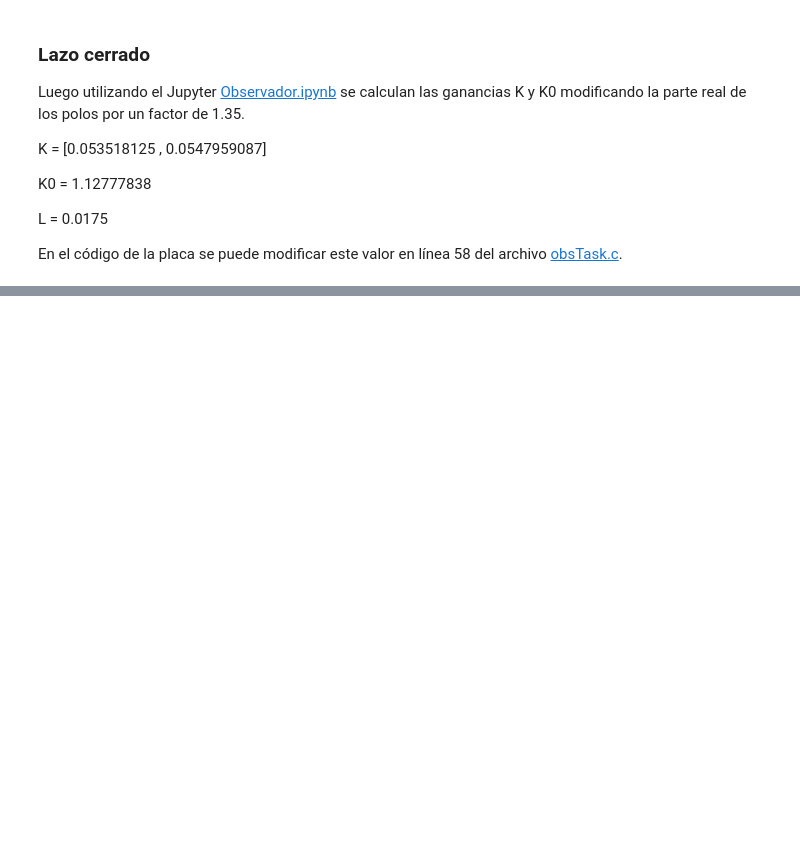
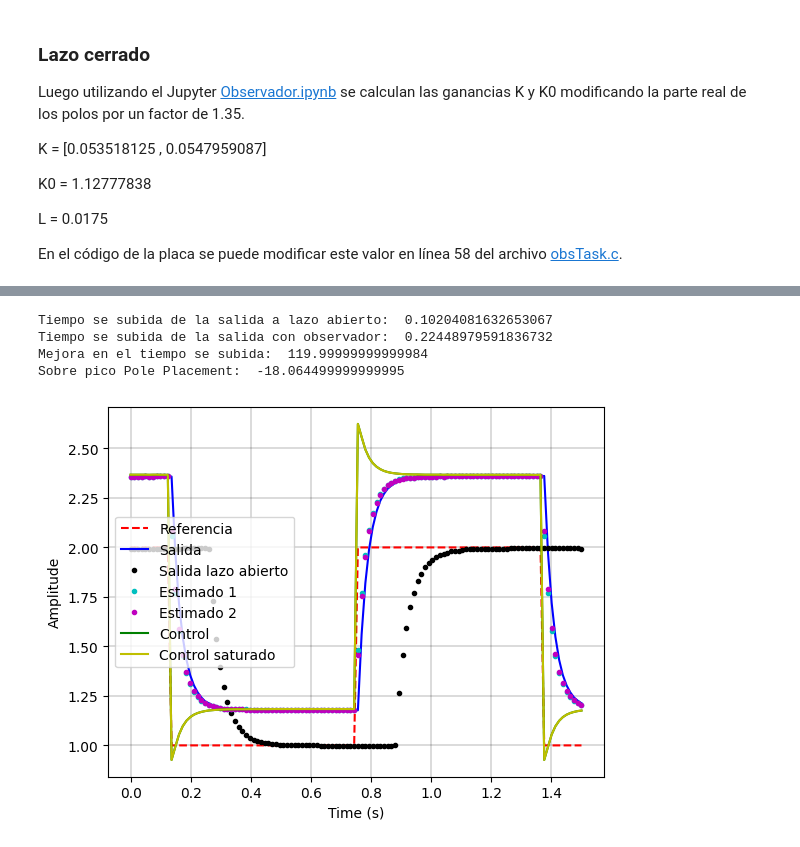
Before and after one commit to SaEsteva/CD, a Jupyter notebook: TP_Esteva.ipynb, the cells around one changed output, grey strips where cells are left out. Cells and saved outputs as stored; diff of their text form; code cells hidden in the pictures; blank space fills up the shorter version.

```diff
--- a/TP_Esteva.ipynb
+++ b/TP_Esteva.ipynb
@@ -400,7 +419,7 @@ yrise_cl = y[Init:Fin]
 trise_cl = np.linspace(0, 1, len(yrise_cl))
 rTime_cl = calculaterisetime( yrise_cl, trise_cl,1.1,1.8)
 print("Tiempo se subida de la salida con control Pole placement: ",rTime_cl)
-time_dif = 100*(1-(rTime_cl-rTime_ol)/rTime_ol)
+time_dif = 100*((rTime_cl-rTime_ol)/rTime_ol)
 print("Mejora en el tiempo se subida: ",time_dif)
 Pico = 100*(2.0-np.max(y))/2.0
 print("Sobre pico LQR: ",Pico)
@@ -506,0 +486,55 @@ Sobre pico Pole Placement:  -6.613000000000002
+# %%
+y_ol = [ 1.99032,1.99355,1.99355,1.99355,1.99355,1.99355,1.99355,1.99355,1.99355,1.99355,1.99355,1.99355,1.99355,1.99355,1.99677,1.99677,1.99677,1.99677,1.99677,1.99677,1.99677,1.99355,1.72903,1.53548,1.39677,1.29355,1.21935,1.16452,1.12258,1.09355,1.07097,1.05161,1.03871,1.02903,1.02258,1.01613,1.01290,1.00968,1.00645,1.00645,1.00323,1.00323,1.00323,1.00000,1.00000,1.00000,1.00000,1.00000,1.00000,1.00000,1.00000,0.99677,0.99677,0.99677,0.99677,0.99677,0.99677,0.99677,0.99677,0.99677,0.99677,0.99677,0.99677,0.99677,0.99677,0.99677,0.99677,0.99677,0.99677,0.99677,0.99677,1.00000,1.26452,1.45484,1.59355,1.69677,1.77097,1.82903,1.86774,1.90000,1.92258,1.93871,1.95161,1.96129,1.96774,1.97419,1.98064,1.98387,1.98387,1.98710,1.99032,1.99032,1.99032,1.99032,1.99355,1.99355,1.99355,1.99355,1.99355,1.99355,1.99355,1.99355,1.99677,1.99677,1.99677,1.99677,1.99677,1.99677,1.99677,1.99677,1.99677,1.99677,1.99677,1.99677,1.99677,1.99677,1.99677,1.99677,1.99677,1.99677,1.99677,1.99355]
+
+# r = [ 2.00000,2.00000,2.00000,2.00000,2.00000,2.00000,2.00000,2.00000,2.00000,2.00000,2.00000,1.00000,1.00000,1.00000,1.00000,1.00000,1.00000,1.00000,1.00000,1.00000,1.00000,1.00000,1.00000,1.00000,1.00000,1.00000,1.00000,1.00000,1.00000,1.00000,1.00000,1.00000,1.00000,1.00000,1.00000,1.00000,1.00000,1.00000,1.00000,1.00000,1.00000,1.00000,1.00000,1.00000,1.00000,1.00000,1.00000,1.00000,1.00000,1.00000,1.00000,1.00000,1.00000,1.00000,1.00000,1.00000,1.00000,1.00000,1.00000,1.00000,1.00000,2.00000,2.00000,2.00000,2.00000,2.00000,2.00000,2.00000,2.00000,2.00000,2.00000,2.00000,2.00000,2.00000,2.00000,2.00000,2.00000,2.00000,2.00000,2.00000,2.00000,2.00000,2.00000,2.00000,2.00000,2.00000,2.00000,2.00000,2.00000,2.00000,2.00000,2.00000,2.00000,2.00000,2.00000,2.00000,2.00000,2.00000,2.00000,2.00000,2.00000,2.00000,2.00000,2.00000,2.00000,2.00000,2.00000,2.00000,2.00000,2.00000,2.00000,1.00000,1.00000,1.00000,1.00000,1.00000,1.00000,1.00000,1.00000,1.00000,1.00000,1.00000]
+# y = [ 2.35484,2.35484,2.35484,2.35484,2.35806,2.35806,2.35806,2.35806,2.35806,2.35806,2.35806,2.35806,1.97419,1.71613,1.54194,1.42258,1.34194,1.28710,1.25161,1.22903,1.21290,1.20000,1.19355,1.19032,1.18710,1.18387,1.18387,1.18387,1.18064,1.18064,1.18064,1.18064,1.18064,1.18064,1.18064,1.18064,1.18064,1.18064,1.18064,1.17742,1.17742,1.17742,1.17742,1.17742,1.17742,1.17742,1.17742,1.17742,1.17742,1.17742,1.17742,1.17742,1.17742,1.17742,1.17742,1.17742,1.17742,1.17742,1.17742,1.17742,1.17742,1.17419,1.55806,1.81935,1.99355,2.11290,2.19355,2.24839,2.28387,2.30645,2.32581,2.33548,2.34194,2.34839,2.35161,2.35161,2.35484,2.35484,2.35484,2.35484,2.35484,2.35484,2.35484,2.35806,2.35806,2.35806,2.35806,2.35806,2.35806,2.35806,2.35806,2.35806,2.35806,2.35806,2.35806,2.35806,2.35806,2.35806,2.35806,2.35806,2.35806,2.35806,2.35806,2.35806,2.36129,2.35806,2.35806,2.36129,2.36129,2.36129,2.36129,2.36129,1.97419,1.71935,1.54194,1.42581,1.34516,1.29032,1.25484,1.22903,1.21290,1.20323]
+# x1_hat = [ 2.36337,2.36343,2.36347,2.36350,2.36371,2.36385,2.36395,2.36402,2.36407,2.36410,2.36413,2.06110,1.83983,1.67083,1.54313,1.44735,1.37603,1.32324,1.28446,1.25618,1.23558,1.22050,1.20964,1.20190,1.19633,1.19227,1.18945,1.18749,1.18594,1.18486,1.18411,1.18359,1.18323,1.18298,1.18280,1.18268,1.18259,1.18254,1.18249,1.18228,1.18212,1.18202,1.18195,1.18189,1.18186,1.18183,1.18182,1.18181,1.18180,1.18179,1.18179,1.18178,1.18178,1.18178,1.18178,1.18178,1.18178,1.18178,1.18178,1.18178,1.18178,1.48463,1.70578,1.87488,2.00266,2.09850,2.16985,2.22266,2.26146,2.28975,2.31055,2.32558,2.33640,2.34431,2.34999,2.35394,2.35687,2.35891,2.36033,2.36131,2.36200,2.36247,2.36280,2.36322,2.36352,2.36372,2.36386,2.36396,2.36403,2.36407,2.36411,2.36413,2.36414,2.36416,2.36416,2.36417,2.36417,2.36417,2.36418,2.36418,2.36418,2.36418,2.36418,2.36418,2.36437,2.36431,2.36427,2.36443,2.36455,2.36463,2.36468,2.06168,1.84023,1.67130,1.54345,1.44776,1.37651,1.32376,1.28502,1.25657,1.23585,1.22087]
+# x2_hat = [ 2.36331,2.36337,2.36341,2.36344,2.36365,2.36380,2.36390,2.36398,2.36403,2.36406,2.36408,2.08720,1.85933,1.68534,1.55385,1.45523,1.38180,1.32743,1.28750,1.25838,1.23716,1.22163,1.21044,1.20247,1.19674,1.19256,1.18965,1.18763,1.18603,1.18492,1.18415,1.18361,1.18324,1.18298,1.18280,1.18268,1.18259,1.18253,1.18249,1.18226,1.18211,1.18200,1.18192,1.18187,1.18183,1.18181,1.18179,1.18178,1.18177,1.18176,1.18176,1.18176,1.18175,1.18175,1.18175,1.18175,1.18175,1.18175,1.18175,1.18175,1.18175,1.45846,1.68620,1.86030,1.99187,2.09054,2.16401,2.21840,2.25835,2.28748,2.30891,2.32438,2.33553,2.34367,2.34952,2.35359,2.35661,2.35871,2.36017,2.36119,2.36189,2.36238,2.36272,2.36315,2.36345,2.36366,2.36381,2.36391,2.36398,2.36403,2.36406,2.36409,2.36410,2.36411,2.36412,2.36413,2.36413,2.36413,2.36414,2.36414,2.36414,2.36414,2.36414,2.36414,2.36433,2.36427,2.36423,2.36440,2.36452,2.36460,2.36465,2.08779,1.85974,1.68582,1.55418,1.45566,1.38229,1.32797,1.28807,1.25877,1.23743,1.22201]
+# u = [ 2.36616,2.36614,2.36613,2.36612,2.36611,2.36607,2.36603,2.36601,2.36600,2.36599,2.36598,0.92577,0.99171,1.03985,1.07663,1.10442,1.12526,1.14078,1.15227,1.16071,1.16686,1.17134,1.17462,1.17699,1.17867,1.17988,1.18077,1.18138,1.18181,1.18214,1.18238,1.18254,1.18266,1.18273,1.18279,1.18283,1.18285,1.18287,1.18288,1.18289,1.18294,1.18297,1.18300,1.18301,1.18302,1.18303,1.18304,1.18304,1.18304,1.18305,1.18305,1.18305,1.18305,1.18305,1.18305,1.18305,1.18305,1.18305,1.18305,1.18305,1.18305,2.62326,2.55736,2.50923,2.47244,2.44463,2.42378,2.40825,2.39676,2.38832,2.38216,2.37763,2.37436,2.37201,2.37029,2.36905,2.36819,2.36755,2.36711,2.36680,2.36659,2.36644,2.36633,2.36626,2.36617,2.36611,2.36606,2.36603,2.36601,2.36600,2.36599,2.36598,2.36597,2.36597,2.36597,2.36597,2.36597,2.36597,2.36596,2.36596,2.36596,2.36596,2.36596,2.36596,2.36596,2.36592,2.36593,2.36594,2.36591,2.36588,2.36587,0.92565,0.99158,1.03977,1.07653,1.10435,1.12517,1.14067,1.15215,1.16058,1.16678,1.17128]
+# uSat = [ 2.36616,2.36614,2.36613,2.36612,2.36611,2.36607,2.36603,2.36601,2.36600,2.36599,2.36598,0.92577,0.99171,1.03985,1.07663,1.10442,1.12526,1.14078,1.15227,1.16071,1.16686,1.17134,1.17462,1.17699,1.17867,1.17988,1.18077,1.18138,1.18181,1.18214,1.18238,1.18254,1.18266,1.18273,1.18279,1.18283,1.18285,1.18287,1.18288,1.18289,1.18294,1.18297,1.18300,1.18301,1.18302,1.18303,1.18304,1.18304,1.18304,1.18305,1.18305,1.18305,1.18305,1.18305,1.18305,1.18305,1.18305,1.18305,1.18305,1.18305,1.18305,2.62326,2.55736,2.50923,2.47244,2.44463,2.42378,2.40825,2.39676,2.38832,2.38216,2.37763,2.37436,2.37201,2.37029,2.36905,2.36819,2.36755,2.36711,2.36680,2.36659,2.36644,2.36633,2.36626,2.36617,2.36611,2.36606,2.36603,2.36601,2.36600,2.36599,2.36598,2.36597,2.36597,2.36597,2.36597,2.36597,2.36597,2.36596,2.36596,2.36596,2.36596,2.36596,2.36596,2.36596,2.36592,2.36593,2.36594,2.36591,2.36588,2.36587,0.92565,0.99158,1.03977,1.07653,1.10435,1.12517,1.14067,1.15215,1.16058,1.16678,1.17128]
+
+
+r = [ 2.00000,2.00000,2.00000,2.00000,2.00000,2.00000,2.00000,2.00000,2.00000,2.00000,2.00000,1.00000,1.00000,1.00000,1.00000,1.00000,1.00000,1.00000,1.00000,1.00000,1.00000,1.00000,1.00000,1.00000,1.00000,1.00000,1.00000,1.00000,1.00000,1.00000,1.00000,1.00000,1.00000,1.00000,1.00000,1.00000,1.00000,1.00000,1.00000,1.00000,1.00000,1.00000,1.00000,1.00000,1.00000,1.00000,1.00000,1.00000,1.00000,1.00000,1.00000,1.00000,1.00000,1.00000,1.00000,1.00000,1.00000,1.00000,1.00000,1.00000,1.00000,2.00000,2.00000,2.00000,2.00000,2.00000,2.00000,2.00000,2.00000,2.00000,2.00000,2.00000,2.00000,2.00000,2.00000,2.00000,2.00000,2.00000,2.00000,2.00000,2.00000,2.00000,2.00000,2.00000,2.00000,2.00000,2.00000,2.00000,2.00000,2.00000,2.00000,2.00000,2.00000,2.00000,2.00000,2.00000,2.00000,2.00000,2.00000,2.00000,2.00000,2.00000,2.00000,2.00000,2.00000,2.00000,2.00000,2.00000,2.00000,2.00000,2.00000,1.00000,1.00000,1.00000,1.00000,1.00000,1.00000,1.00000,1.00000,1.00000,1.00000,1.00000]
+
+y = [ 2.35484,2.35484,2.35484,2.35484,2.35806,2.35484,2.35484,2.35806,2.35806,2.35806,2.35806,2.35806,1.97742,1.71613,1.54516,1.43226,1.35484,1.30323,1.26774,1.24194,1.22258,1.21290,1.20323,1.19677,1.19355,1.18710,1.18710,1.18387,1.18387,1.18387,1.18387,1.18064,1.18064,1.18064,1.18064,1.18064,1.18064,1.17742,1.17742,1.17742,1.17742,1.17742,1.17742,1.17742,1.17742,1.17742,1.17742,1.17742,1.17742,1.17742,1.17742,1.17742,1.17742,1.17742,1.17742,1.17742,1.17742,1.17742,1.17742,1.17742,1.17742,1.17742,1.56129,1.81935,1.99032,2.10323,2.18064,2.23548,2.27097,2.29677,2.31290,2.32581,2.33548,2.34194,2.34516,2.34839,2.34839,2.35161,2.35484,2.35484,2.35484,2.35484,2.35484,2.35806,2.35484,2.35806,2.35806,2.35806,2.35806,2.35806,2.35806,2.35806,2.35806,2.35806,2.35806,2.35806,2.35806,2.35806,2.35806,2.35806,2.35806,2.35806,2.35806,2.35806,2.35806,2.35806,2.35806,2.36129,2.36129,2.35806,2.35806,2.36129,1.97742,1.71935,1.54839,1.43226,1.35484,1.30323,1.26774,1.24194,1.22581,1.21290]
+
+x1_hat = [ 2.35781,2.35781,2.35781,2.35781,2.36006,2.35789,2.35781,2.36006,2.36015,2.36015,2.36015,2.05711,1.76970,1.57659,1.45018,1.36674,1.30965,1.27152,1.24536,1.22638,1.21217,1.20490,1.19788,1.19311,1.19069,1.18610,1.18592,1.18367,1.18358,1.18358,1.18358,1.18133,1.18124,1.18124,1.18124,1.18124,1.18124,1.17899,1.17890,1.17890,1.17890,1.17890,1.17890,1.17890,1.17890,1.17890,1.17890,1.17890,1.17890,1.17890,1.17890,1.17890,1.17890,1.17890,1.17890,1.17890,1.17890,1.17890,1.17890,1.17890,1.17890,1.48194,1.77160,1.96254,2.08887,2.17231,2.22940,2.26978,2.29603,2.31501,2.32696,2.33641,2.34351,2.34828,2.35070,2.35304,2.35313,2.35538,2.35772,2.35781,2.35781,2.35781,2.35781,2.36006,2.35789,2.36006,2.36015,2.36015,2.36015,2.36015,2.36015,2.36015,2.36015,2.36015,2.36015,2.36015,2.36015,2.36015,2.36015,2.36015,2.36015,2.36015,2.36015,2.36015,2.36015,2.36015,2.36015,2.36240,2.36249,2.36023,2.36015,2.05936,1.76979,1.57885,1.45252,1.36683,1.30965,1.27152,1.24536,1.22638,1.21443,1.20498]
+
+x2_hat = [ 2.35759,2.35759,2.35759,2.35759,2.35989,2.35769,2.35759,2.35989,2.35999,2.35999,2.35999,2.08309,1.78756,1.58858,1.45829,1.37231,1.31348,1.27420,1.24724,1.22770,1.21307,1.20555,1.19834,1.19343,1.19092,1.18621,1.18601,1.18370,1.18360,1.18360,1.18360,1.18130,1.18120,1.18120,1.18120,1.18120,1.18120,1.17889,1.17879,1.17879,1.17879,1.17879,1.17879,1.17879,1.17879,1.17879,1.17879,1.17879,1.17879,1.17879,1.17879,1.17879,1.17879,1.17879,1.17879,1.17879,1.17879,1.17879,1.17879,1.17879,1.17879,1.45570,1.75353,1.95031,2.08050,2.16648,2.22531,2.26689,2.29395,2.31349,2.32582,2.33554,2.34286,2.34777,2.35027,2.35268,2.35278,2.35508,2.35749,2.35759,2.35759,2.35759,2.35759,2.35989,2.35769,2.35989,2.35999,2.35999,2.35999,2.35999,2.35999,2.35999,2.35999,2.35999,2.35999,2.35999,2.35999,2.35999,2.35999,2.35999,2.35999,2.35999,2.35999,2.35999,2.35999,2.35999,2.35999,2.36230,2.36240,2.36009,2.35999,2.08540,1.78767,1.59089,1.46070,1.37241,1.31348,1.27420,1.24724,1.22770,1.21537,1.20565]
+
+u = [ 2.36735,2.36735,2.36735,2.36735,2.36735,2.36686,2.36733,2.36735,2.36686,2.36684,2.36684,0.92663,0.99258,1.05512,1.09714,1.12465,1.14280,1.15523,1.16352,1.16921,1.17334,1.17644,1.17802,1.17955,1.18058,1.18111,1.18211,1.18215,1.18264,1.18266,1.18266,1.18266,1.18315,1.18317,1.18317,1.18317,1.18317,1.18317,1.18366,1.18368,1.18368,1.18367,1.18367,1.18367,1.18367,1.18367,1.18367,1.18367,1.18367,1.18367,1.18367,1.18367,1.18367,1.18367,1.18367,1.18367,1.18367,1.18367,1.18367,1.18367,1.18367,2.62388,2.55794,2.49491,2.45336,2.42587,2.40772,2.39529,2.38651,2.38079,2.37666,2.37406,2.37201,2.37046,2.36942,2.36890,2.36839,2.36837,2.36788,2.36737,2.36735,2.36735,2.36735,2.36735,2.36686,2.36733,2.36686,2.36684,2.36684,2.36684,2.36684,2.36684,2.36684,2.36684,2.36684,2.36684,2.36684,2.36684,2.36684,2.36684,2.36684,2.36684,2.36684,2.36684,2.36684,2.36684,2.36684,2.36684,2.36635,2.36633,2.36682,0.92663,0.99208,1.05510,1.09665,1.12414,1.14278,1.15523,1.16352,1.16921,1.17334,1.17595]
+
+uSat = [ 2.36735,2.36735,2.36735,2.36735,2.36735,2.36686,2.36733,2.36735,2.36686,2.36684,2.36684,0.92663,0.99258,1.05512,1.09714,1.12465,1.14280,1.15523,1.16352,1.16921,1.17334,1.17644,1.17802,1.17955,1.18058,1.18111,1.18211,1.18215,1.18264,1.18266,1.18266,1.18266,1.18315,1.18317,1.18317,1.18317,1.18317,1.18317,1.18366,1.18368,1.18368,1.18367,1.18367,1.18367,1.18367,1.18367,1.18367,1.18367,1.18367,1.18367,1.18367,1.18367,1.18367,1.18367,1.18367,1.18367,1.18367,1.18367,1.18367,1.18367,1.18367,2.62388,2.55794,2.49491,2.45336,2.42587,2.40772,2.39529,2.38651,2.38079,2.37666,2.37406,2.37201,2.37046,2.36942,2.36890,2.36839,2.36837,2.36788,2.36737,2.36735,2.36735,2.36735,2.36735,2.36686,2.36733,2.36686,2.36684,2.36684,2.36684,2.36684,2.36684,2.36684,2.36684,2.36684,2.36684,2.36684,2.36684,2.36684,2.36684,2.36684,2.36684,2.36684,2.36684,2.36684,2.36684,2.36684,2.36684,2.36635,2.36633,2.36682,0.92663,0.99208,1.05510,1.09665,1.12414,1.14278,1.15523,1.16352,1.16921,1.17334,1.17595]
+t = np.linspace(0, 1.5, len(r))
+Init = 52
+Fin = 102
+yrise_cl = y[Init:Fin]
+trise_cl = np.linspace(0, 1, len(yrise_cl))
+rTime_cl = calculaterisetime( yrise_cl, trise_cl,1.1,1.8)
+print("Tiempo se subida de la salida a lazo abierto: ",rTime_ol)
+print("Tiempo se subida de la salida con observador: ",rTime_cl)
+time_dif = 100*((rTime_cl-rTime_ol)/rTime_ol)
+print("Mejora en el tiempo se subida: ",time_dif)
+
+Pico = 100*(2.0-np.max(y))/2.0
+print("Sobre pico Pole Placement: ",Pico)
+# Plot the results
+plt.grid(color='k', linestyle='-', linewidth=0.2)
+plt.plot(t, r, 'r--', label='Referencia')
+plt.plot(t, y, 'b-', label='Salida')
+plt.plot(t, y_ol, 'k.', label='Salida lazo abierto')
+plt.plot(t, x1_hat, 'c.', label='Estimado 1')
+plt.plot(t, x2_hat, 'm.', label='Estimado 2')
+plt.plot(t, u, 'g-', label='Control')
+plt.plot(t, uSat, 'y-', label='Control saturado')
+plt.legend(loc='best')
+plt.xlabel('Time (s)')
+plt.ylabel('Amplitude')
+
+plt.show()
+# %% [output]
+Tiempo se subida de la salida a lazo abierto:  0.10204081632653067
+Tiempo se subida de la salida con observador:  0.22448979591836732
+Mejora en el tiempo se subida:  119.99999999999984
+Sobre pico Pole Placement:  -18.064499999999995
+[figure, added]
```
Also changed, not shown: parts of 9 cells of this notebook, 4 other files.
